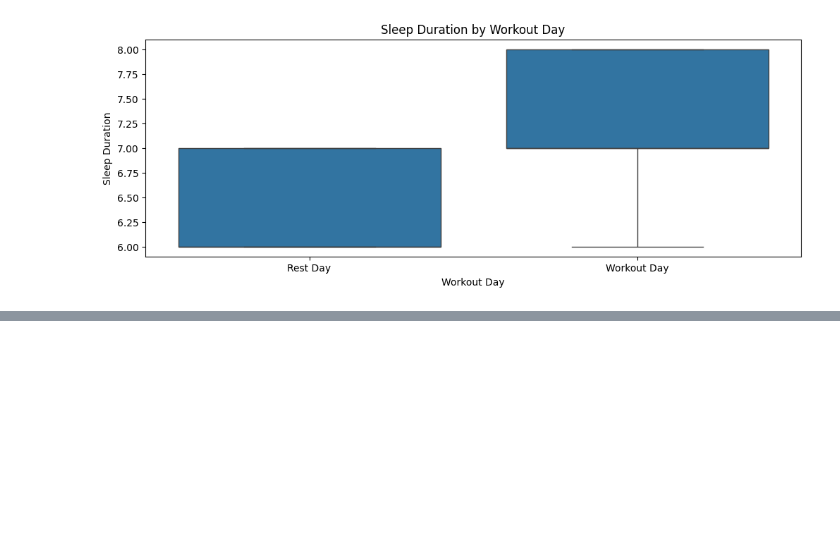
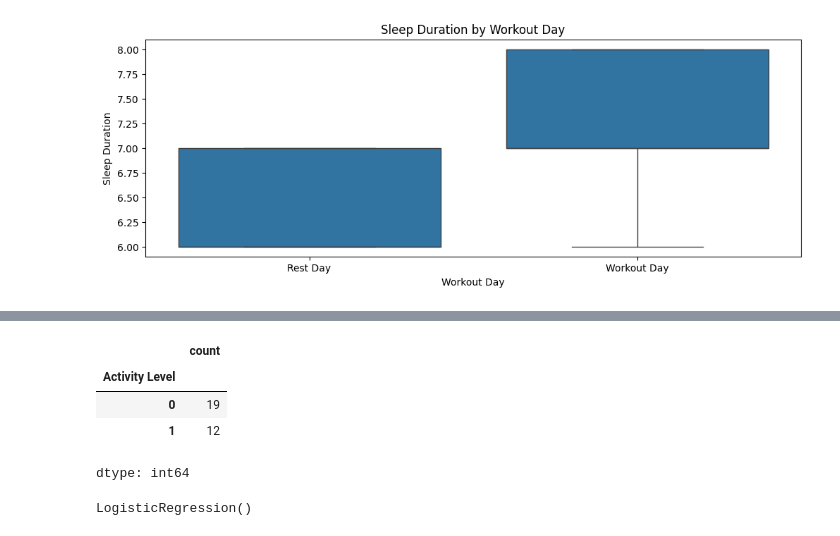
Before and after one commit to tunasu3/fitness-data-module, a Jupyter notebook: fitness_analysis.ipynb, the cells around one changed output, grey strips where cells are left out. Drawn from its saved outputs; the diff is of its cells as text; code cells hidden in the pictures; blank space fills up the shorter version.

```diff
--- a/fitness_analysis.ipynb
+++ b/fitness_analysis.ipynb
@@ -182,0 +245,8 @@ if 'Workout Day' in df.columns and 'Sleep Duration' in df.columns:
+# %%
+df['Activity Level'].value_counts()
+# %% [output]
+|  | count |
+| Activity Level |  |
+| 0 | 19 |
+| 1 | 12 |
+dtype: int64
@@ -182,0 +262,7 @@ if 'Workout Day' in df.columns and 'Sleep Duration' in df.columns:
+# %%
+from sklearn.linear_model import LogisticRegression
+
+clf = LogisticRegression()
+clf.fit(X_train, y_train)
+# %% [output]
+LogisticRegression()
```
Also changed, not shown: parts of 18 cells of this notebook.
